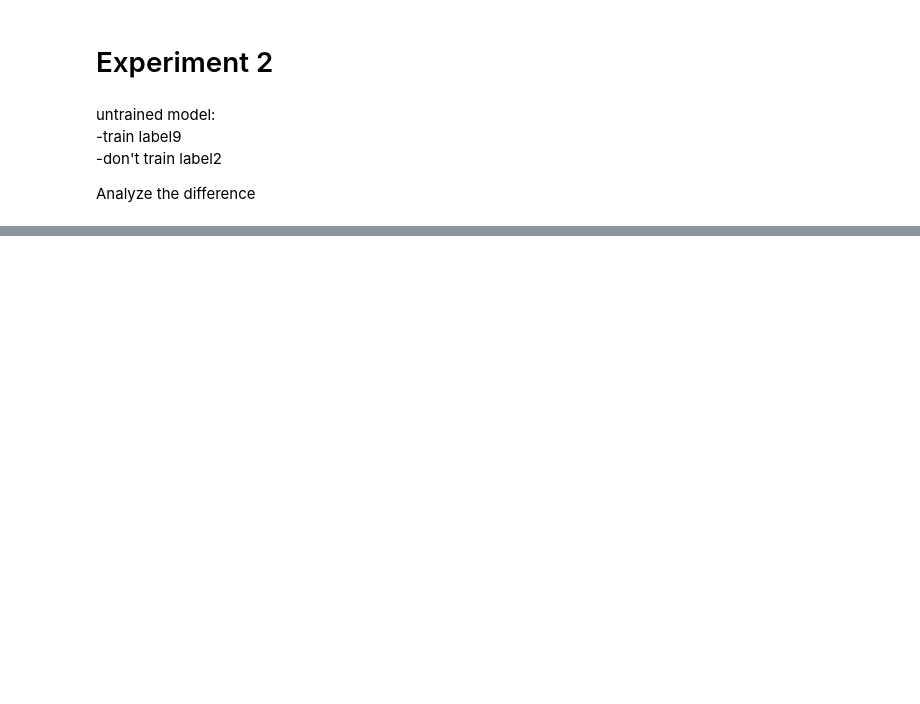
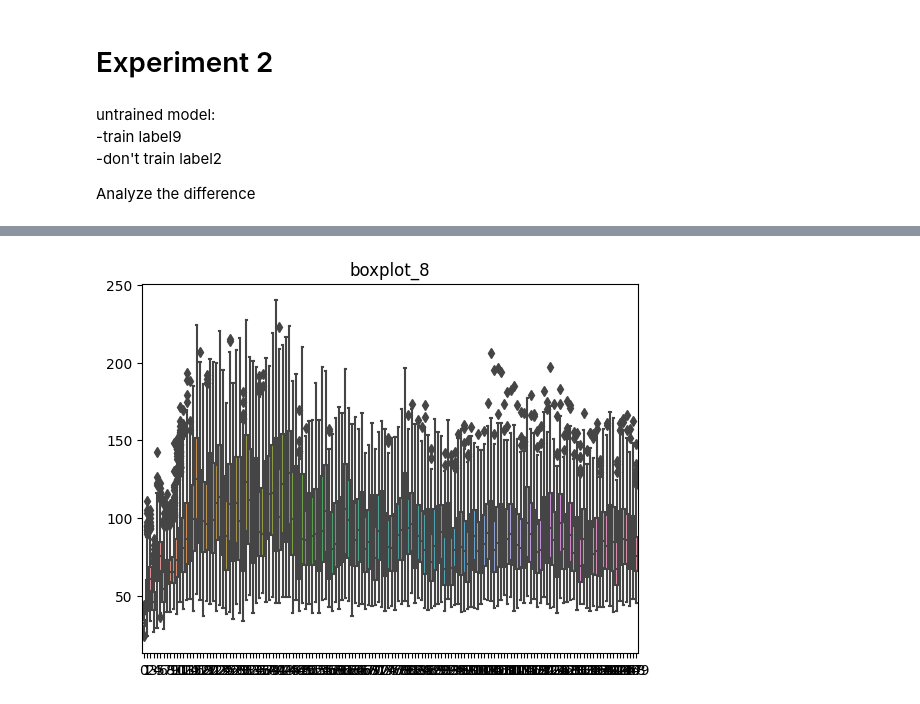
Before and after one commit to miaoshahaha/XAI-VAE, a Jupyter notebook: cifar10-xai.ipynb, the cells around one changed output, grey strips where cells are left out. Cells and saved outputs as stored; diff of their text form; code cells hidden in the pictures; blank space fills up the shorter version.

```diff
--- a/cifar10-xai.ipynb
+++ b/cifar10-xai.ipynb
@@ -1087,0 +1103,5 @@ sns.lineplot(data=kld_table)
+# %%
+sns.boxplot(data=df_8)
+plt.title('boxplot_8');
+# %% [output]
+[figure, added]
```
Also changed, not shown: parts of 10 cells of this notebook.
